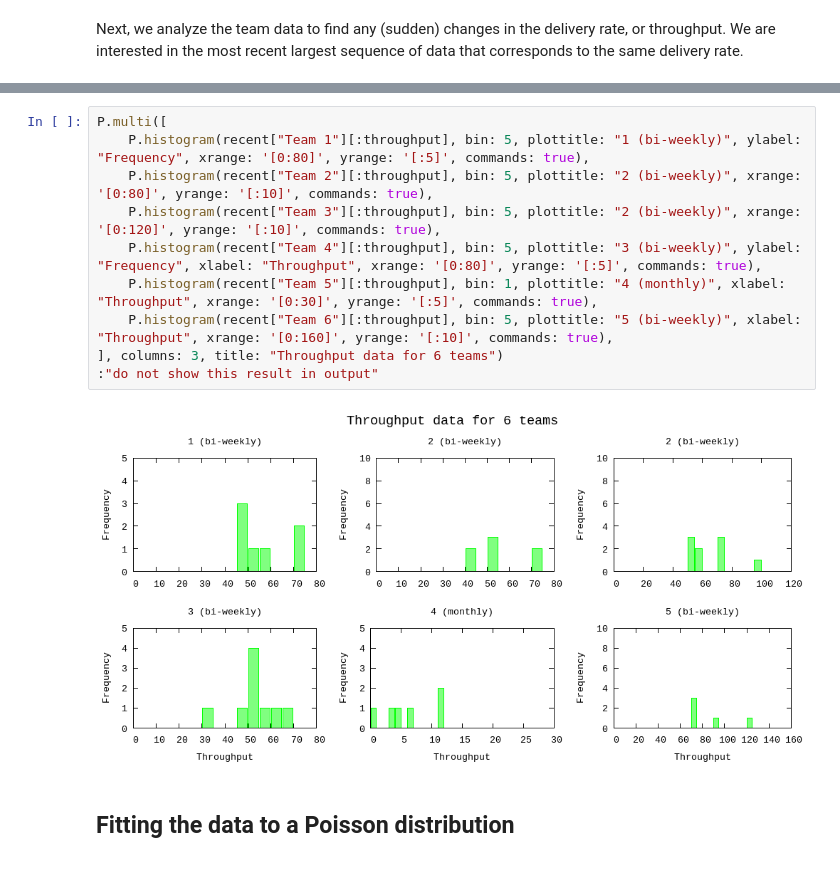
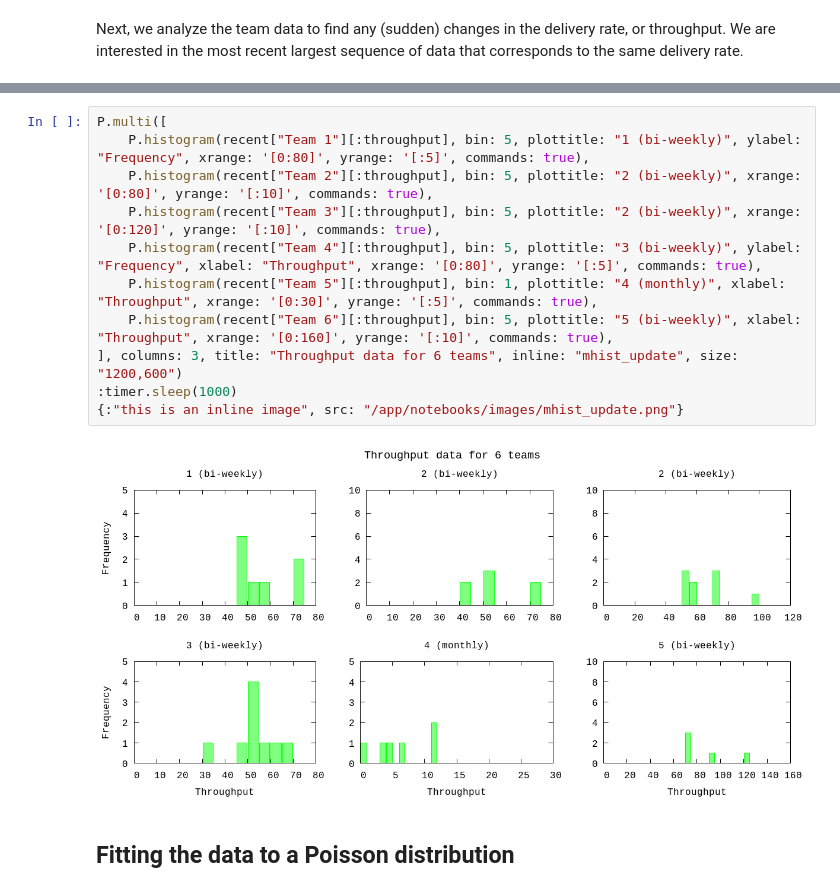
Before and after one commit to piisgaaf/chi2fit, a Jupyter notebook: notebooks/BacklogForecasting-multiplot.ipynb, the cells around one changed output, grey strips where cells are left out. Cells and saved outputs as stored; diff of their text form.

```diff
--- a/notebooks/BacklogForecasting-multiplot.ipynb
+++ b/notebooks/BacklogForecasting-multiplot.ipynb
@@ -159,15 +182,16 @@ recent = U.analyze(
 # %%
 P.multi([
     P.histogram(recent["Team 1"][:throughput], bin: 5, plottitle: "1 (bi-weekly)", ylabel: "Frequency", xrange: '[0:80]', yrange: '[:5]', commands: true),
     P.histogram(recent["Team 2"][:throughput], bin: 5, plottitle: "2 (bi-weekly)", xrange: '[0:80]', yrange: '[:10]', commands: true),
     P.histogram(recent["Team 3"][:throughput], bin: 5, plottitle: "2 (bi-weekly)", xrange: '[0:120]', yrange: '[:10]', commands: true),
     P.histogram(recent["Team 4"][:throughput], bin: 5, plottitle: "3 (bi-weekly)", ylabel: "Frequency", xlabel: "Throughput", xrange: '[0:80]', yrange: '[:5]', commands: true),
     P.histogram(recent["Team 5"][:throughput], bin: 1, plottitle: "4 (monthly)", xlabel: "Throughput", xrange: '[0:30]', yrange: '[:5]', commands: true),
     P.histogram(recent["Team 6"][:throughput], bin: 5, plottitle: "5 (bi-weekly)", xlabel: "Throughput", xrange: '[0:160]', yrange: '[:10]', commands: true),
-], columns: 3, title: "Throughput data for 6 teams")
-:"do not show this result in output"
+], columns: 3, title: "Throughput data for 6 teams", inline: "mhist_update", size: "1200,600")
+:timer.sleep(1000)
+{:"this is an inline image", src: "/app/notebooks/images/mhist_update.png"}
+# %% [output]
+[figure, added]
-# %% [markdown]
-![hist2.png](attachment:hist2.png)
 # %% [markdown]
 ## Fitting the data to a Poisson distribution
 # %% [markdown]
```
Also changed, not shown: parts of 16 cells of this notebook, 6 other files.
